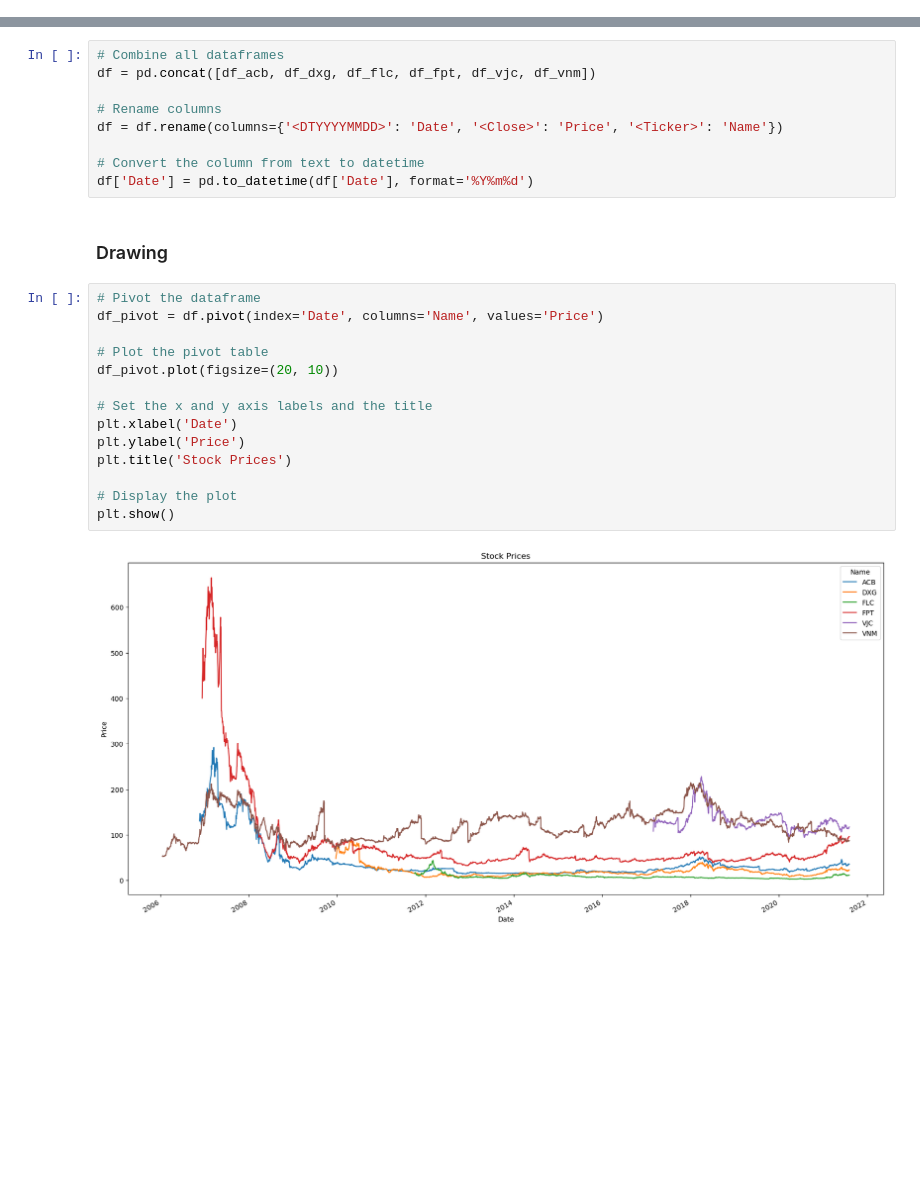
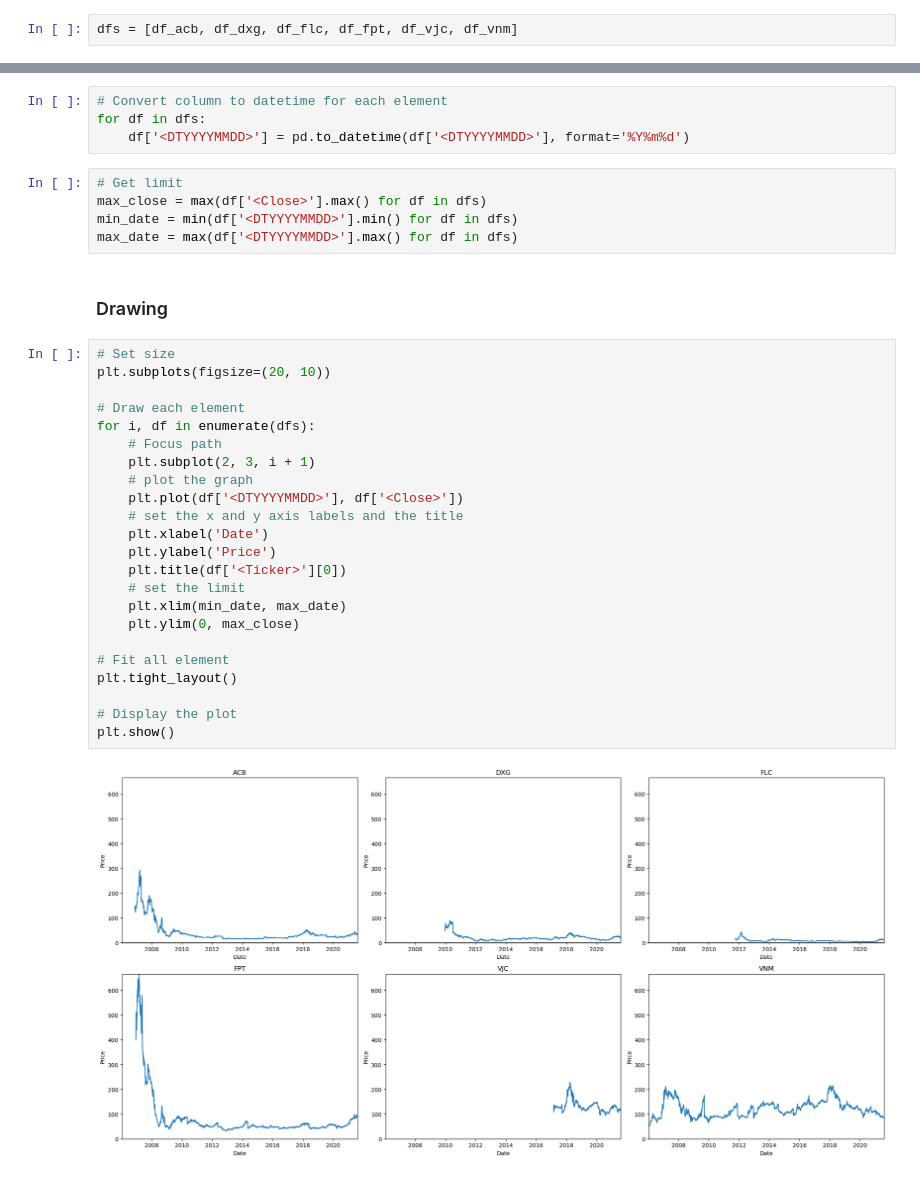
Before and after one commit to Tynab/Matplotlib-Basic, a Jupyter notebook: DA08_BaiTap2_An.ipynb, the cells around one changed output, grey strips where cells are left out. Saved outputs shown, nothing was run; the diff lists cells and outputs as text; blank space fills up the shorter version.

```diff
--- a/DA08_BaiTap2_An.ipynb
+++ b/DA08_BaiTap2_An.ipynb
@@ -21,32 +21,43 @@ df_flc = pd.read_csv('data-stock/excel_flc.csv')
 df_fpt = pd.read_csv('data-stock/excel_fpt.csv')
 df_vjc = pd.read_csv('data-stock/excel_vjc.csv')
 df_vnm = pd.read_csv('data-stock/excel_vnm.csv')
+# %%
+dfs = [df_acb, df_dxg, df_flc, df_fpt, df_vjc, df_vnm]
 # %% [markdown]
 ### Processing
-# %%
-# Combine all dataframes
-df = pd.concat([df_acb, df_dxg, df_flc, df_fpt, df_vjc, df_vnm])
-
-# Rename columns
-df = df.rename(columns={'<DTYYYYMMDD>': 'Date', '<Close>': 'Price', '<Ticker>': 'Name'})
-
-# Convert the column from text to datetime
-df['Date'] = pd.to_datetime(df['Date'], format='%Y%m%d')
+# %%
+# Convert column to datetime for each element
+for df in dfs:
+    df['<DTYYYYMMDD>'] = pd.to_datetime(df['<DTYYYYMMDD>'], format='%Y%m%d')
+# %%
+# Get limit
+max_close = max(df['<Close>'].max() for df in dfs)
+min_date = min(df['<DTYYYYMMDD>'].min() for df in dfs)
+max_date = max(df['<DTYYYYMMDD>'].max() for df in dfs)
 # %% [markdown]
 ### Drawing
-# %%
-# Pivot the dataframe
-df_pivot = df.pivot(index='Date', columns='Name', values='Price')
-
-# Plot the pivot table
-df_pivot.plot(figsize=(20, 10))
-
-# Set the x and y axis labels and the title
-plt.xlabel('Date')
-plt.ylabel('Price')
-plt.title('Stock Prices')
-
-# Display the plot
-plt.show()
-# %% [output]
-[figure, removed]
+# %%
+# Set size
+plt.subplots(figsize=(20, 10))
+
+# Draw each element
+for i, df in enumerate(dfs):
+    # Focus path
+    plt.subplot(2, 3, i + 1)
+    # plot the graph
+    plt.plot(df['<DTYYYYMMDD>'], df['<Close>'])
+    # set the x and y axis labels and the title
+    plt.xlabel('Date')
+    plt.ylabel('Price')
+    plt.title(df['<Ticker>'][0])
+    # set the limit
+    plt.xlim(min_date, max_date)
+    plt.ylim(0, max_close)
+
+# Fit all element
+plt.tight_layout()
+
+# Display the plot
+plt.show()
+# %% [output]
+[figure, added]
```
Also changed, not shown: 3 other files.
